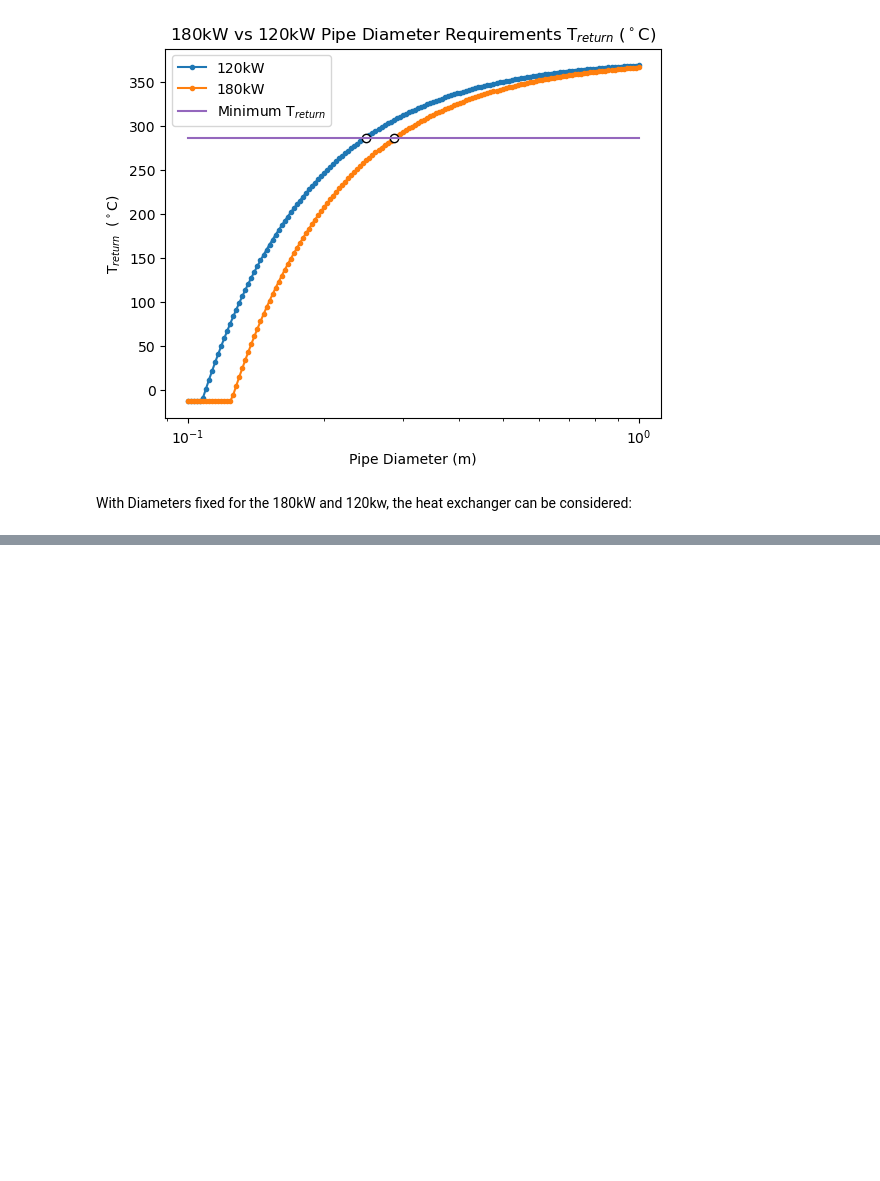
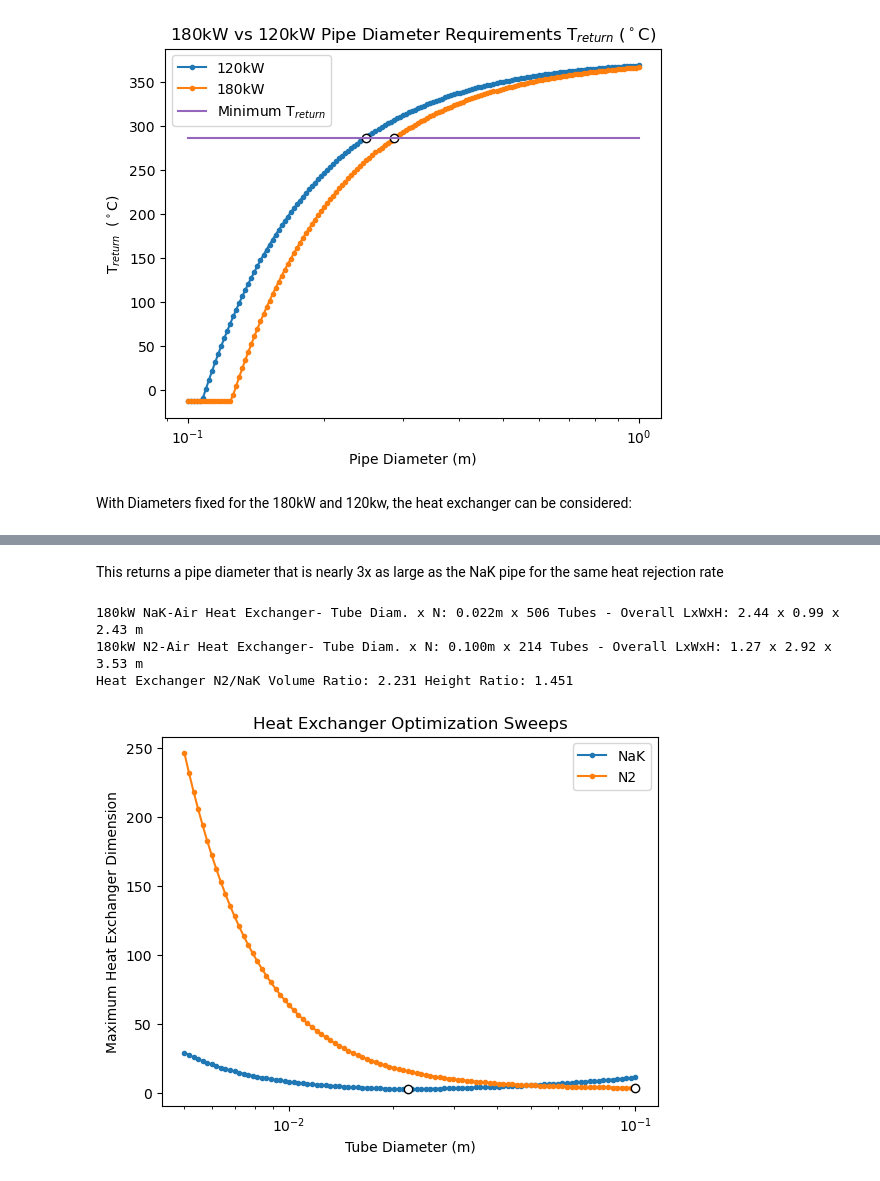
Before and after one commit to rpberlin/Python_bin, a Jupyter notebook: okloMiniProject.ipynb, the cells around one changed output, grey strips where cells are left out. Cells and saved outputs as stored; diff of their text form; code cells hidden in the pictures; blank space fills up the shorter version.

```diff
--- a/okloMiniProject.ipynb
+++ b/okloMiniProject.ipynb
@@ -381,0 +440,26 @@ print(tubeD120, N120, L120, Wxchg120, bestHxchg120, bestMaxDimension120)
+# %% [markdown]
+This returns a pipe diameter that is nearly 3x as large as the NaK pipe for the same heat rejection rate
+# %%
+tubeDN2, NtubeN2, LN2, WxchgN2, HxchgN2, optSweepN2 = cPipe_heatExchangerDesign(QdotShutdown,ThotShutdown,TrN2,Tambient,diamN2)
+
+fig3 = plt.figure()
+plt.semilogx(optSweep180[:,0], optSweep180[:,1],'.-', label=r'NaK')
+plt.semilogx(optSweepN2[:,0], optSweepN2[:,1],'.-', label=r'N2')
+plt.semilogx(tubeD180, min(optSweep180[:,1]),marker="o",markeredgecolor="black", markerfacecolor="white")
+plt.semilogx(tubeDN2, min(optSweepN2[:,1]),marker="o",markeredgecolor="black", markerfacecolor="white")
+plt.xlabel('Tube Diameter (m)')
+plt.ylabel('Maximum Heat Exchanger Dimension')
+plt.title('Heat Exchanger Optimization Sweeps')
+plt.legend()
+
+volumeRatio_Nak_N2 = (LN2*WxchgN2*HxchgN2)/(L180*Wxchg180*Hxchg180)
+heightRatio_Nak_N2 = HxchgN2/Hxchg180
+
+print(f'180kW NaK-Air Heat Exchanger- Tube Diam. x N: {tubeD180:.3f}m x {N180:.0f} Tubes - Overall LxWxH: {L180:.2f} x {Wxchg180:.2f} x {Hxchg180:.2f} m')
+print(f'180kW N2-Air Heat Exchanger- Tube Diam. x N: {tubeDN2:.3f}m x {NtubeN2:.0f} Tubes - Overall LxWxH: {LN2:.2f} x {WxchgN2:.2f} x {HxchgN2:.2f} m')
+print(f'Heat Exchanger N2/NaK Volume Ratio: {volumeRatio_Nak_N2:.3f} Height Ratio: {heightRatio_Nak_N2:.3f}')
+# %% [output]
+180kW NaK-Air Heat Exchanger- Tube Diam. x N: 0.022m x 506 Tubes - Overall LxWxH: 2.44 x 0.99 x 2.43 m
+180kW N2-Air Heat Exchanger- Tube Diam. x N: 0.100m x 214 Tubes - Overall LxWxH: 1.27 x 2.92 x 3.53 m
+Heat Exchanger N2/NaK Volume Ratio: 2.231 Height Ratio: 1.451
+[figure, added]
```
Also changed, not shown: parts of 4 cells of this notebook, 39 other files.
